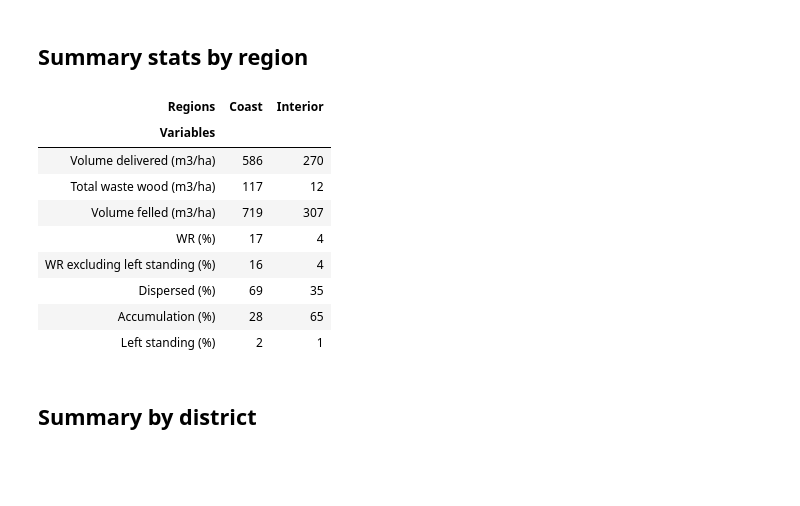
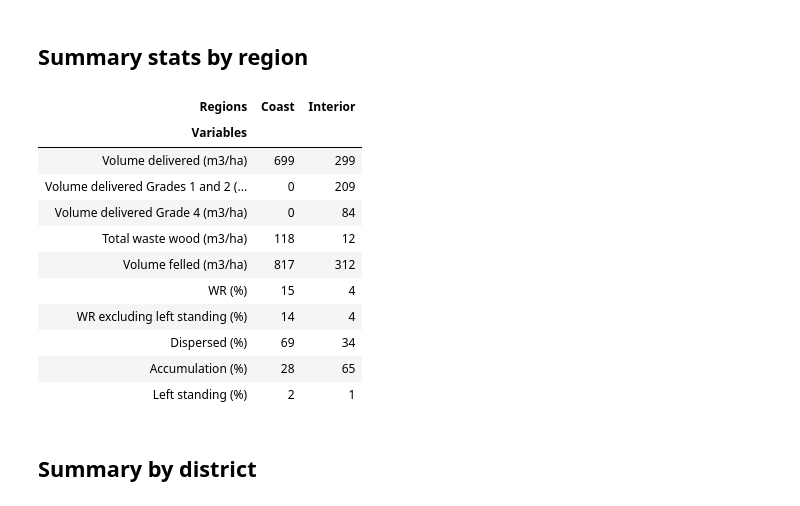
Before and after one commit to RobbieHember/fcexplore, a Jupyter notebook: waste/wastewood_bc_02_analysis.ipynb, the cells around one changed output. Drawn from its saved outputs; the diff is of its cells as text; code cells hidden in the pictures; blank space fills up the shorter version.

```diff
--- a/waste/wastewood_bc_02_analysis.ipynb
+++ b/waste/wastewood_bc_02_analysis.ipynb
@@ -54,13 +54,14 @@ dTM=gu.ipickle(r'C:\Users\rhember\Documents\Data\Waste Wood\WasteSummary.pkl')
 # Derived variables
 
 # Volume felled (Volume delivered + Waste)
-dTM['V Felled m3/ha']=dTM['V Logs Delivered Abs m3/ha']+dTM['V NonLog Delivered Abs m3/ha']+dTM['Waste Total m3/ha']
+#dTM['V Felled m3/ha']=dTM['V Logs Delivered Abs m3/ha']+dTM['V NonLog Delivered Abs m3/ha']+dTM['Waste Total m3/ha']
+dTM['V Felled m3/ha']=dTM['V Logs Delivered Abs m3/ha']+dTM['Waste Total m3/ha']
 
 # Waste ratio
 dTM['WR']=dTM['Waste Total m3/ha']/dTM['V Felled m3/ha']
 
 # Sawlog recovery ratio
-dTM['Sawlog Ratio']=(dTM['V Logs Delivered Grade 1 m3/ha']+dTM['V Logs Delivered Grade 2 m3/ha'])/dTM['V Logs Delivered m3/ha']
+dTM['Sawlog Ratio']=(dTM['V Logs Delivered Grade 1 Abs m3/ha']+dTM['V Logs Delivered Grade 2 Abs m3/ha'])/dTM['V Logs Delivered m3/ha']
 
 # Region
 dTM['Reg']=np.array(['Interior' for _ in range(dTM['TM'].size)],dtype=object)
@@ -148,9 +104,16 @@ ax[2].yaxis.set_ticks_position('both'); ax[2].xaxis.set_ticks_position('both');
 regL=['Coast','Interior']
 
 df=pd.DataFrame( [],
-        index=pd.Index(['Volume delivered (m3/ha)','Total waste wood (m3/ha)','Volume felled (m3/ha)', \
-                        'WR (%)','WR excluding left standing (%)','Dispersed (%)', \
-                        'Accumulation (%)','Left standing (%)'],name='Variables'),
+        index=pd.Index(['Volume delivered (m3/ha)',
+                        'Volume delivered Grades 1 and 2 (m3/ha)',
+                        'Volume delivered Grade 4 (m3/ha)',
+                        'Total waste wood (m3/ha)',
+                        'Volume felled (m3/ha)', \
+                        'WR (%)',
+                        'WR excluding left standing (%)',
+                        'Dispersed (%)', \
+                        'Accumulation (%)',
+                        'Left standing (%)'],name='Variables'),
         columns=pd.Index(regL, name='Regions') )
 
 for reg in regL:
@@ -158,40 +121,44 @@ for reg in regL:
     ind=np.where( (dTM['Reg']==reg) & \
                  (dTM['Year First']>2006) & \
                  (dTM['V Felled m3/ha']>0) & \
                  (dTM['V Felled m3/ha']<2000) & \
                  (dTM['Waste N Entries']>0) & \
                  (np.abs(dTM['Delta A %'])<5) & \
                  (dTM['Waste Net Area Tot']>0) & \
                  (dTM['WR']>=0) & (dTM['WR']<1) )[0]
     # & (dTM['Tenure Type']=='Forest Licence')
 
-    df.loc['Volume delivered (m3/ha)',reg]=np.round(np.mean(dTM['V Logs Delivered m3/ha'][ind]))
+    df.loc['Volume delivered (m3/ha)',reg]=np.round(np.mean(dTM['V Logs Delivered Abs m3/ha'][ind]))
+    df.loc['Volume delivered Grades 1 and 2 (m3/ha)',reg]=np.round(np.mean(dTM['V Logs Delivered Grade 1 Abs m3/ha'][ind]+dTM['V Logs Delivered Grade 2 Abs m3/ha'][ind]))
+    df.loc['Volume delivered Grade 4 (m3/ha)',reg]=np.round(np.mean(dTM['V Logs Delivered Grade 4 Abs m3/ha'][ind]))
     df.loc['Total waste wood (m3/ha)',reg]=np.round(np.mean(dTM['Waste Total m3/ha'][ind]))
     df.loc['Volume felled (m3/ha)',reg]=np.round(np.mean(dTM['V Felled m3/ha'][ind]))
 
     w=dTM['Waste Total m3/ha'][ind]*dTM['DISTURBANCE_GROSS_AREA'][ind]
     vf=dTM['V Felled m3/ha'][ind]*dTM['DISTURBANCE_GROSS_AREA'][ind]
     ind2=np.where(np.isnan(w+vf)==False)[0]
     df.loc['WR (%)',reg]=np.round((np.nansum(w[ind2])/np.nansum(vf[ind2]))*100)
 
     #df.loc['WR (%)',reg]=np.round(np.mean(dTM['WR'][ind])*100)
     #df.loc['WR (%)',reg]=np.round(np.median(dTM['WR'][ind])*100)
     w2=w*(1-dTM['Waste Standing %'][ind]/100)
     df.loc['WR excluding left standing (%)',reg]=np.round((np.nansum(w2[ind2])/np.nansum(vf[ind2]))*100)
 
     df.loc['Dispersed (%)',reg]=np.round(np.nanmean(dTM['Waste Dispersed %'][ind]))
     df.loc['Accumulation (%)',reg]=np.round(np.nanmean(dTM['Waste Accumulation %'][ind]))
     df.loc['Left standing (%)',reg]=np.round(np.nanmean(dTM['Waste Standing %'][ind]))
 df
 # %% [output]
 | Regions | Coast | Interior |
 | Variables |  |  |
-| Volume delivered (m3/ha) | 586 | 270 |
-| Total waste wood (m3/ha) | 117 | 12 |
-| Volume felled (m3/ha) | 719 | 307 |
-| WR (%) | 17 | 4 |
-| WR excluding left standing (%) | 16 | 4 |
-| Dispersed (%) | 69 | 35 |
+| Volume delivered (m3/ha) | 699 | 299 |
+| Volume delivered Grades 1 and 2 (... | 0 | 209 |
+| Volume delivered Grade 4 (m3/ha) | 0 | 84 |
+| Total waste wood (m3/ha) | 118 | 12 |
+| Volume felled (m3/ha) | 817 | 312 |
+| WR (%) | 15 | 4 |
+| WR excluding left standing (%) | 14 | 4 |
+| Dispersed (%) | 69 | 34 |
 | Accumulation (%) | 28 | 65 |
 | Left standing (%) | 2 | 1 |
 # %% [markdown]
```
Also changed, not shown: parts of 16 cells of this notebook, 14 other files.
